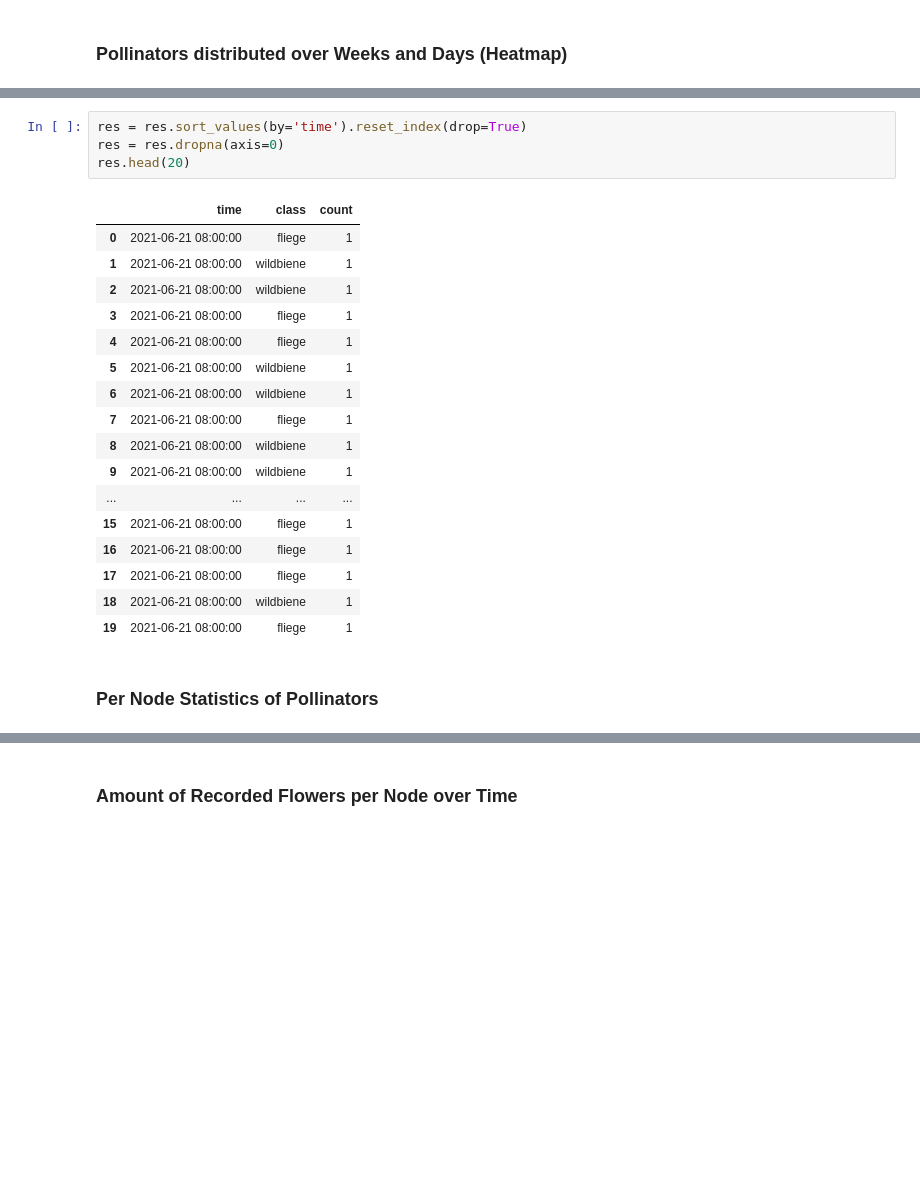
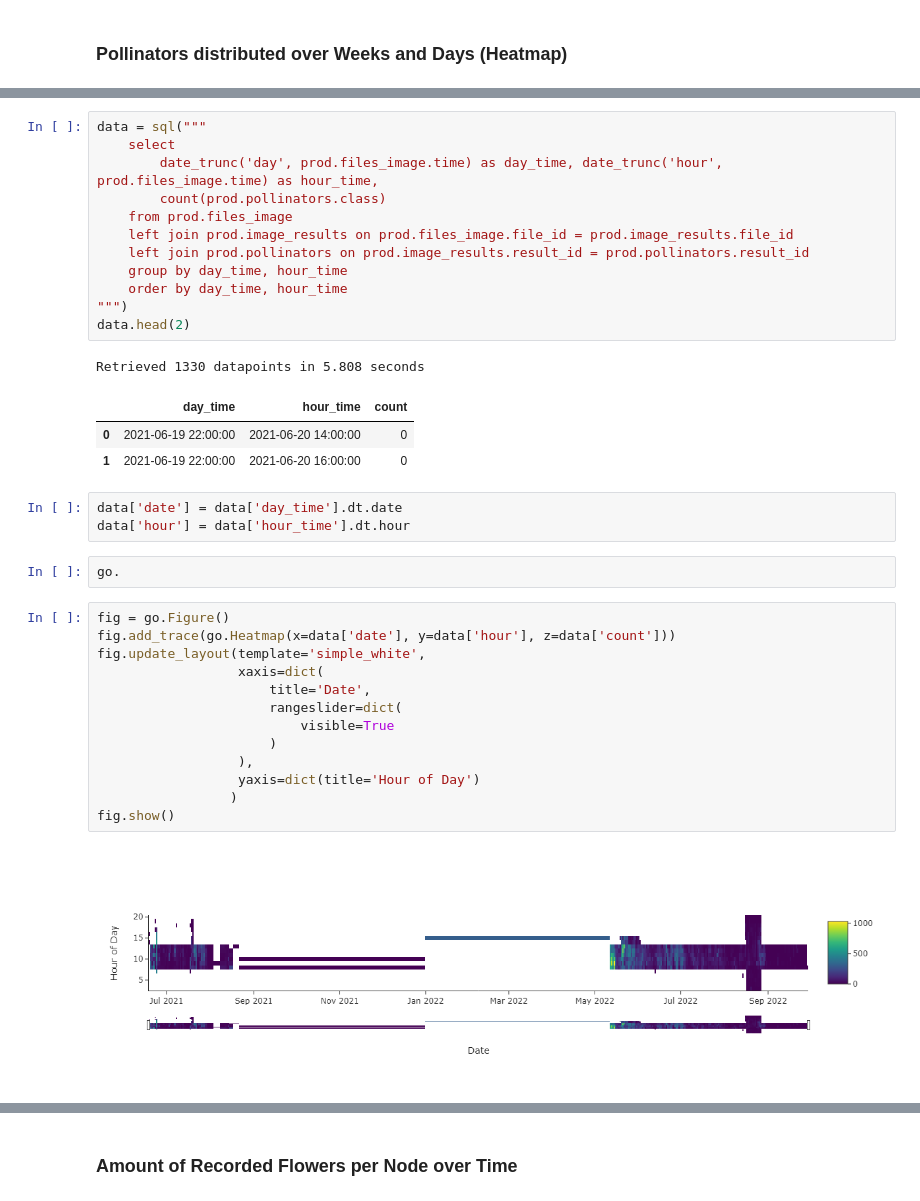
Before and after one commit to mitwelten/mitwelten-ml-backend-pollinators, a Jupyter notebook: notebooks/analyze_db_data.ipynb, the cells around one changed output, grey strips where cells are left out. Drawn from its saved outputs; the diff is of its cells as text; blank space fills up the shorter version.

```diff
--- a/notebooks/analyze_db_data.ipynb
+++ b/notebooks/analyze_db_data.ipynb
@@ -467,24 +472,37 @@ res.sort_values('time')
-# %%
-res = res.sort_values(by='time').reset_index(drop=True)
-res = res.dropna(axis=0)
-res.head(20)
-# %% [output]
-|  | time | class | count |
-| 0 | 2021-06-21 08:00:00 | fliege | 1 |
-| 1 | 2021-06-21 08:00:00 | wildbiene | 1 |
-| 2 | 2021-06-21 08:00:00 | wildbiene | 1 |
-| 3 | 2021-06-21 08:00:00 | fliege | 1 |
-| 4 | 2021-06-21 08:00:00 | fliege | 1 |
-| 5 | 2021-06-21 08:00:00 | wildbiene | 1 |
-| 6 | 2021-06-21 08:00:00 | wildbiene | 1 |
-| 7 | 2021-06-21 08:00:00 | fliege | 1 |
-| 8 | 2021-06-21 08:00:00 | wildbiene | 1 |
-| 9 | 2021-06-21 08:00:00 | wildbiene | 1 |
-| ... | ... | ... | ... |
-| 15 | 2021-06-21 08:00:00 | fliege | 1 |
-| 16 | 2021-06-21 08:00:00 | fliege | 1 |
-| 17 | 2021-06-21 08:00:00 | fliege | 1 |
-| 18 | 2021-06-21 08:00:00 | wildbiene | 1 |
-| 19 | 2021-06-21 08:00:00 | fliege | 1 |
-# %% [markdown]
-### Per Node Statistics of Pollinators
+# %%
+data = sql("""
+    select
+        date_trunc('day', prod.files_image.time) as day_time, date_trunc('hour', prod.files_image.time) as hour_time,
+        count(prod.pollinators.class)
+    from prod.files_image
+    left join prod.image_results on prod.files_image.file_id = prod.image_results.file_id
+    left join prod.pollinators on prod.image_results.result_id = prod.pollinators.result_id
+    group by day_time, hour_time
+    order by day_time, hour_time
+""")
+data.head(2)
+# %% [output]
+Retrieved 1330 datapoints in 5.808 seconds
+|  | day_time | hour_time | count |
+| 0 | 2021-06-19 22:00:00 | 2021-06-20 14:00:00 | 0 |
+| 1 | 2021-06-19 22:00:00 | 2021-06-20 16:00:00 | 0 |
+# %%
+data['date'] = data['day_time'].dt.date
+data['hour'] = data['hour_time'].dt.hour
+# %%
+go.
+# %%
+fig = go.Figure()
+fig.add_trace(go.Heatmap(x=data['date'], y=data['hour'], z=data['count']))
+fig.update_layout(template='simple_white',
+                  xaxis=dict(
+                      title='Date',
+                      rangeslider=dict(
+                          visible=True
+                      )
+                  ),
+                  yaxis=dict(title='Hour of Day')
+                 )
+fig.show()
+# %% [output]
+[figure, added]
```
Also changed, not shown: parts of 14 cells of this notebook.
